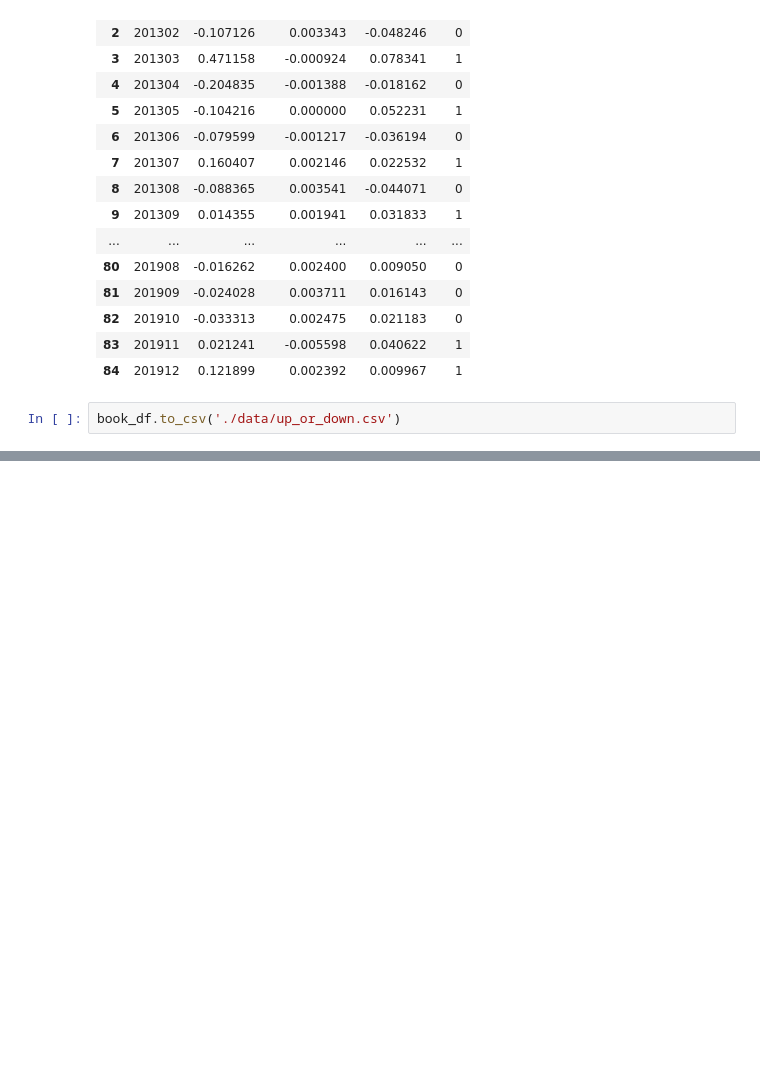
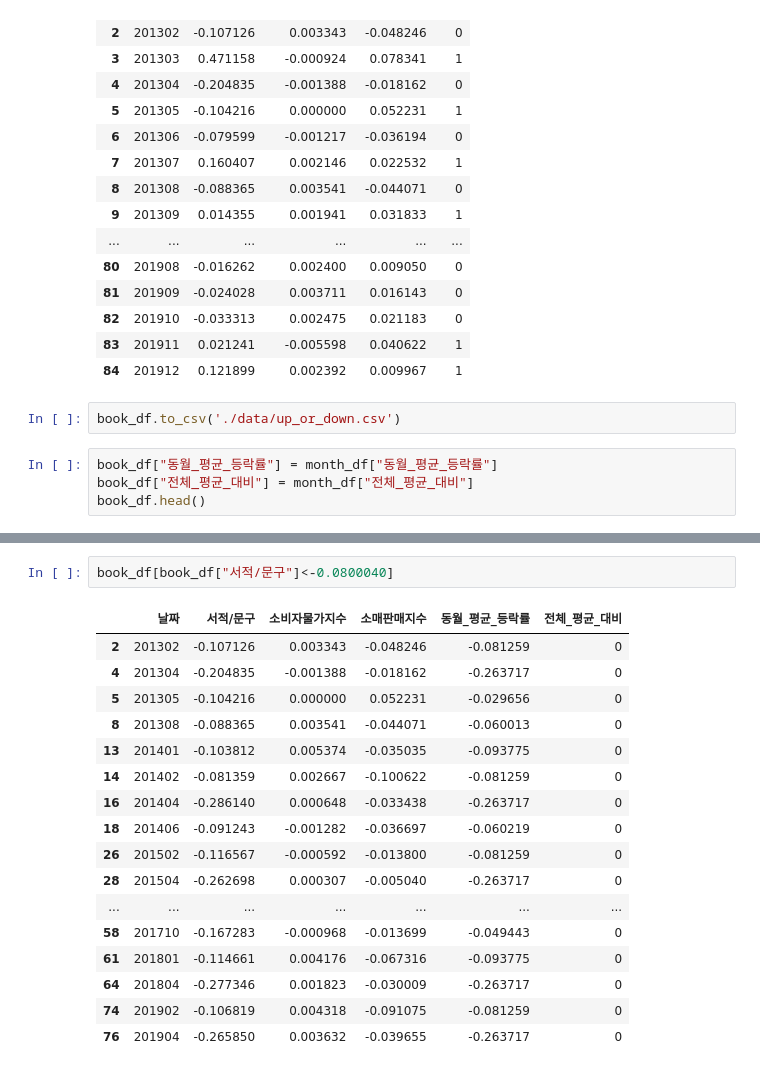
Before and after one commit to jkim0313/project1_dajopay, a Jupyter notebook: classification.ipynb, the cells around one changed output, grey strips where cells are left out. Cells and saved outputs as stored; diff of their text form; blank space fills up the shorter version.

```diff
--- a/classification.ipynb
+++ b/classification.ipynb
@@ -523,3 +516,7 @@ See the caveats in the documentation: https://pandas.pydata.org/pandas-docs/stab
 | 84 | 201912 | 0.121899 | 0.002392 | 0.009967 | 1 |
 # %%
 book_df.to_csv('./data/up_or_down.csv')
+# %%
+book_df["동월_평균_등락률"] = month_df["동월_평균_등락률"]
+book_df["전체_평균_대비"] = month_df["전체_평균_대비"]
+book_df.head()
@@ -526,3 +552,23 @@ book_df.to_csv('./data/up_or_down.csv')
+# %%
+book_df[book_df["서적/문구"]<-0.0800040]
+# %% [output]
+|  | 날짜 | 서적/문구 | 소비자물가지수 | 소매판매지수 | 동월_평균_등락률 | 전체_평균_대비 |
+| 2 | 201302 | -0.107126 | 0.003343 | -0.048246 | -0.081259 | 0 |
+| 4 | 201304 | -0.204835 | -0.001388 | -0.018162 | -0.263717 | 0 |
+| 5 | 201305 | -0.104216 | 0.000000 | 0.052231 | -0.029656 | 0 |
+| 8 | 201308 | -0.088365 | 0.003541 | -0.044071 | -0.060013 | 0 |
+| 13 | 201401 | -0.103812 | 0.005374 | -0.035035 | -0.093775 | 0 |
+| 14 | 201402 | -0.081359 | 0.002667 | -0.100622 | -0.081259 | 0 |
+| 16 | 201404 | -0.286140 | 0.000648 | -0.033438 | -0.263717 | 0 |
+| 18 | 201406 | -0.091243 | -0.001282 | -0.036697 | -0.060219 | 0 |
+| 26 | 201502 | -0.116567 | -0.000592 | -0.013800 | -0.081259 | 0 |
+| 28 | 201504 | -0.262698 | 0.000307 | -0.005040 | -0.263717 | 0 |
+| ... | ... | ... | ... | ... | ... | ... |
+| 58 | 201710 | -0.167283 | -0.000968 | -0.013699 | -0.049443 | 0 |
+| 61 | 201801 | -0.114661 | 0.004176 | -0.067316 | -0.093775 | 0 |
+| 64 | 201804 | -0.277346 | 0.001823 | -0.030009 | -0.263717 | 0 |
+| 74 | 201902 | -0.106819 | 0.004318 | -0.091075 | -0.081259 | 0 |
+| 76 | 201904 | -0.265850 | 0.003632 | -0.039655 | -0.263717 | 0 |
 # %%
 import numpy as np
 
```
Also changed, not shown: parts of 10 cells of this notebook, 1 other file.
